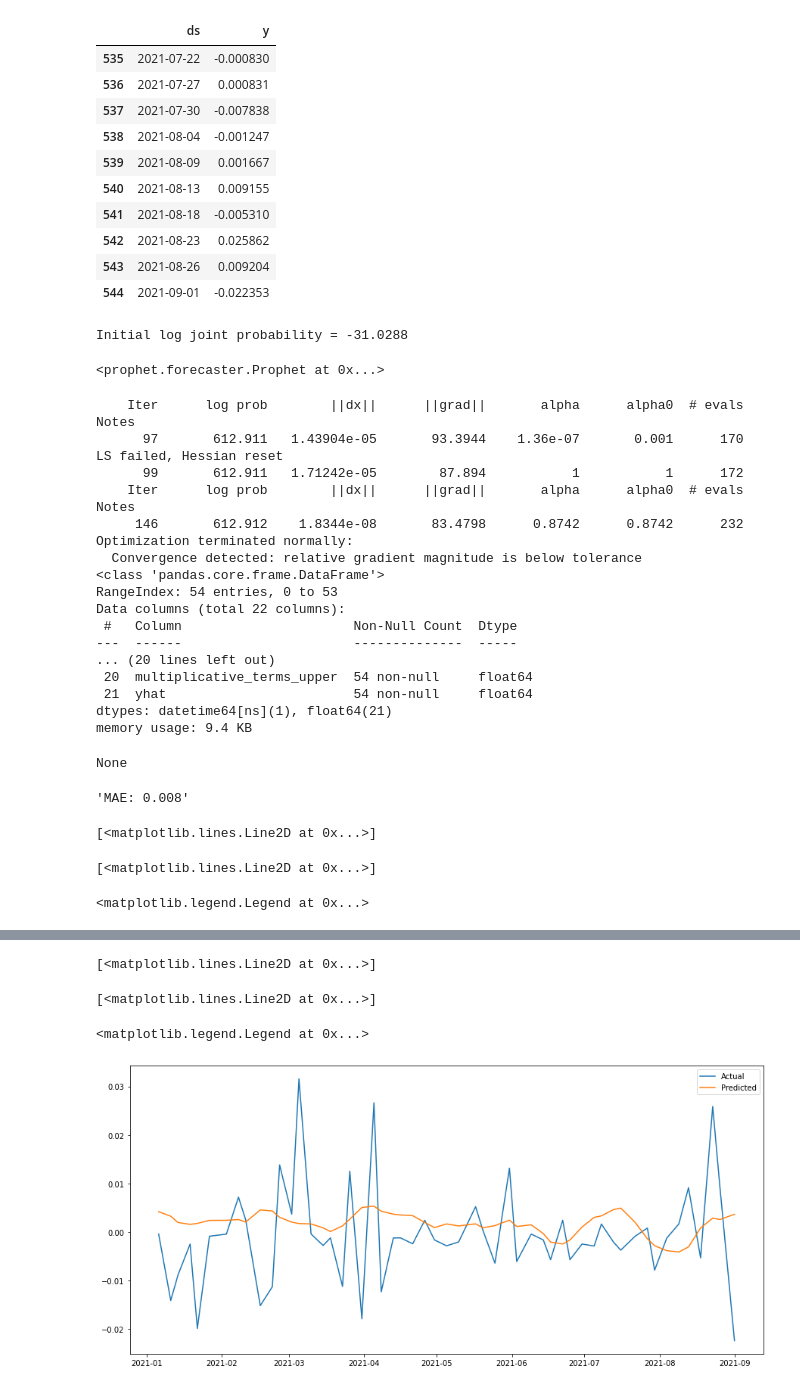
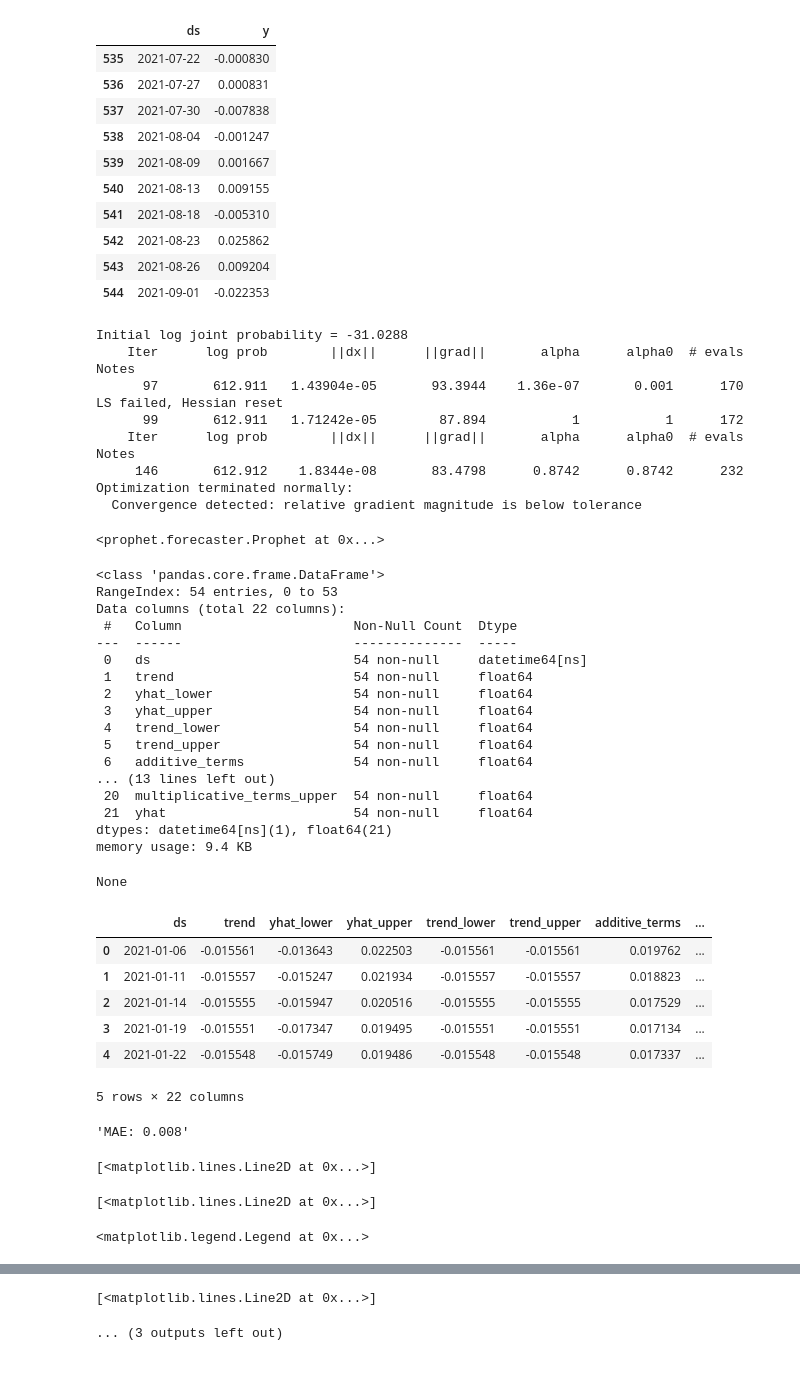
Before and after one commit to alpha2phi/jupyter-notebooks, a Jupyter notebook: nbs/02_01_stocks_machine_learning.ipynb, the cells around one changed output, grey strips where cells are left out. Drawn from its saved outputs; the diff is of its cells as text; code cells hidden in the pictures.

```diff
--- a/nbs/02_01_stocks_machine_learning.ipynb
+++ b/nbs/02_01_stocks_machine_learning.ipynb
@@ -199,51 +199,64 @@ model.fit(df_train)
 df_predict = df_test.drop(columns=['y'])
 preds = model.predict(df_predict)
 display(preds.info())
+display(preds.head())
 
 # Evaluate
 y_true = df_test['y'].values
 y_pred = preds['yhat'].values
 mae = mean_absolute_error(y_true, y_pred)
 display('MAE: %.3f' % mae)
 
 # Plot expected vs actual
 plt.rcParams["figure.figsize"] = (15,7)
 plt.plot(df_analysis['ds'], df_analysis['y'], label='Actual')
 plt.plot(df_predict['ds'], y_pred, label='Predicted')
 plt.legend()
 plt.show()
 
 plt.plot(df_test['ds'], y_true, label='Actual')
 plt.plot(df_predict['ds'], y_pred, label='Predicted')
 plt.legend()
 plt.show()
 # %% [output]
 Initial log joint probability = -31.0288
+    Iter      log prob        ||dx||      ||grad||       alpha      alpha0  # evals  Notes
+      97       612.911   1.43904e-05       93.3944    1.36e-07       0.001      170  LS failed, Hessian reset
+      99       612.911   1.71242e-05        87.894           1           1      172
+    Iter      log prob        ||dx||      ||grad||       alpha      alpha0  # evals  Notes
+     146       612.912    1.8344e-08       83.4798      0.8742      0.8742      232
+Optimization terminated normally:
+  Convergence detected: relative gradient magnitude is below tolerance
 <prophet.forecaster.Prophet at 0x...>
-    Iter      log prob        ||dx||      ||grad||       alpha      alpha0  # evals  Notes
-      97       612.911   1.43904e-05       93.3944    1.36e-07       0.001      170  LS failed, Hessian reset
-      99       612.911   1.71242e-05        87.894           1           1      172
-    Iter      log prob        ||dx||      ||grad||       alpha      alpha0  # evals  Notes
-     146       612.912    1.8344e-08       83.4798      0.8742      0.8742      232
-Optimization terminated normally:
-  Convergence detected: relative gradient magnitude is below tolerance
 <class 'pandas.core.frame.DataFrame'>
 RangeIndex: 54 entries, 0 to 53
 Data columns (total 22 columns):
  #   Column                      Non-Null Count  Dtype
 ---  ------                      --------------  -----
-... (20 lines left out)
+ 0   ds                          54 non-null     datetime64[ns]
+ 1   trend                       54 non-null     float64
+ 2   yhat_lower                  54 non-null     float64
+ 3   yhat_upper                  54 non-null     float64
+ 4   trend_lower                 54 non-null     float64
+ 5   trend_upper                 54 non-null     float64
+ 6   additive_terms              54 non-null     float64
+... (13 lines left out)
  20  multiplicative_terms_upper  54 non-null     float64
  21  yhat                        54 non-null     float64
 dtypes: datetime64[ns](1), float64(21)
 memory usage: 9.4 KB
 None
+|  | ds | trend | yhat_lower | yhat_upper | trend_lower | trend_upper | additive_terms | ... |
+| 0 | 2021-01-06 | -0.015561 | -0.013643 | 0.022503 | -0.015561 | -0.015561 | 0.019762 | ... |
+| 1 | 2021-01-11 | -0.015557 | -0.015247 | 0.021934 | -0.015557 | -0.015557 | 0.018823 | ... |
+| 2 | 2021-01-14 | -0.015555 | -0.015947 | 0.020516 | -0.015555 | -0.015555 | 0.017529 | ... |
+| 3 | 2021-01-19 | -0.015551 | -0.017347 | 0.019495 | -0.015551 | -0.015551 | 0.017134 | ... |
+| 4 | 2021-01-22 | -0.015548 | -0.015749 | 0.019486 | -0.015548 | -0.015548 | 0.017337 | ... |
-'MAE: 0.008'
+5 rows × 22 columns
-[<matplotlib.lines.Line2D at 0x...>]
+'MAE: 0.008'
 [<matplotlib.lines.Line2D at 0x...>]
-<matplotlib.legend.Legend at 0x...>
+[<matplotlib.lines.Line2D at 0x...>]
+<matplotlib.legend.Legend at 0x...>
 [figure]
-[<matplotlib.lines.Line2D at 0x...>]
 [<matplotlib.lines.Line2D at 0x...>]
-<matplotlib.legend.Legend at 0x...>
+... (3 outputs left out)
-[figure, removed]
```
Also changed, not shown: parts of 1 cell of this notebook.
